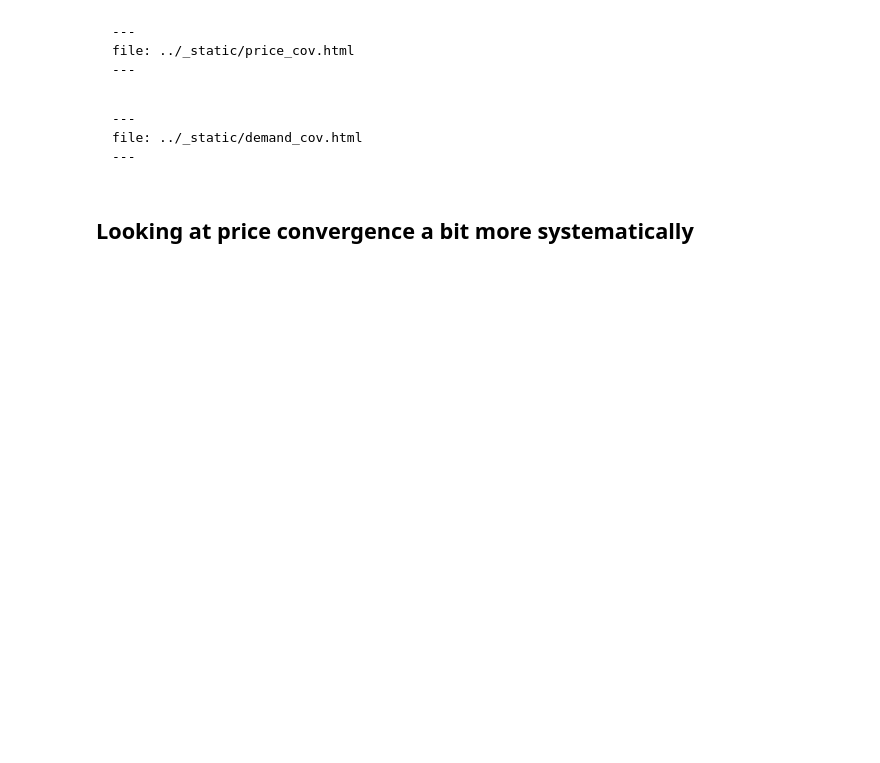
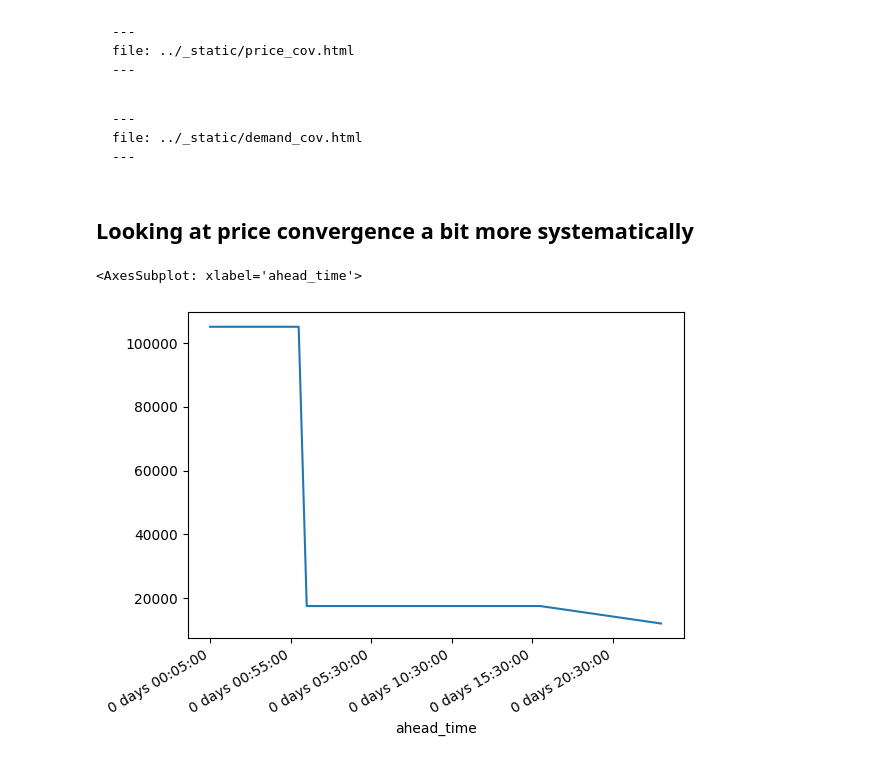
Before and after one commit to UNSW-CEEM/NEMSEER, a Jupyter notebook: docs/source/examples/price_convergence_2021.ipynb, the cells around one changed output. Drawn from its saved outputs; the diff is of its cells as text; code cells hidden in the pictures; blank space fills up the shorter version.

Commit message:
save price convergence progress

```diff
--- a/docs/source/examples/price_convergence_2021.ipynb
+++ b/docs/source/examples/price_convergence_2021.ipynb
@@ -450,3 +452,10 @@ all_prices["ahead_time"] = all_prices["forecasted_time"] - all_prices["actual_ru
 all_prices["error"] = all_prices["RRP"] - all_prices["FORECASTED_RRP"]
 # %%
 price_error = all_prices.drop(columns=["RRP", "FORECASTED_RRP", "actual_run_time"])
+# %%
+nsw_da = price_error[(price_error["REGIONID"] == "NSW1") & (price_error["ahead_time"] < timedelta(hours=24))]
+# %%
+nsw_da.groupby("ahead_time").size().plot()
+# %% [output]
+<AxesSubplot: xlabel='ahead_time'>
+[figure, added]
```
Also changed, not shown: parts of 2 cells of this notebook.
